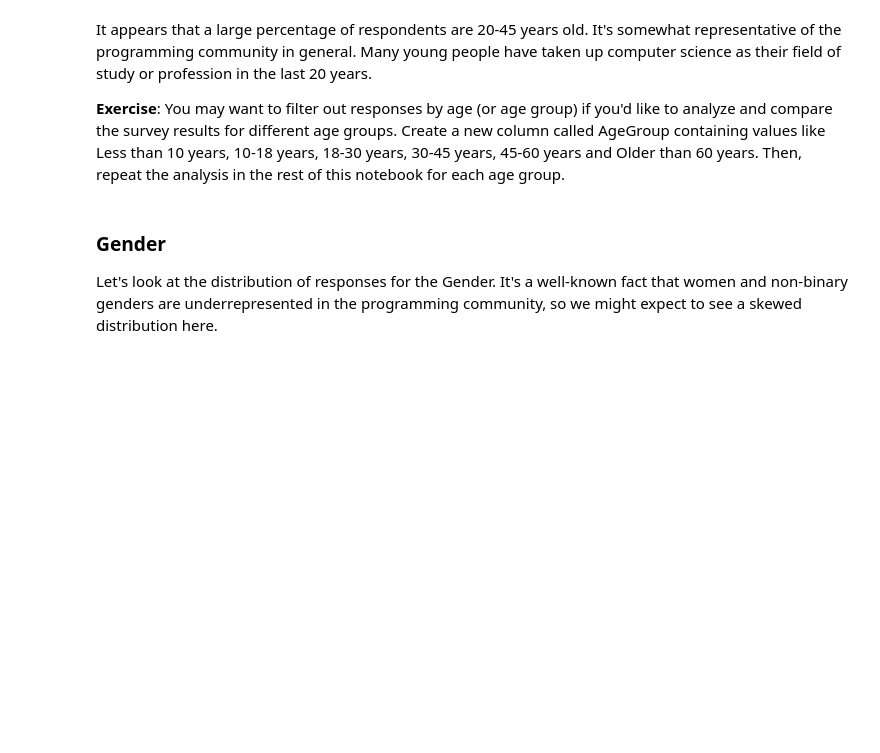
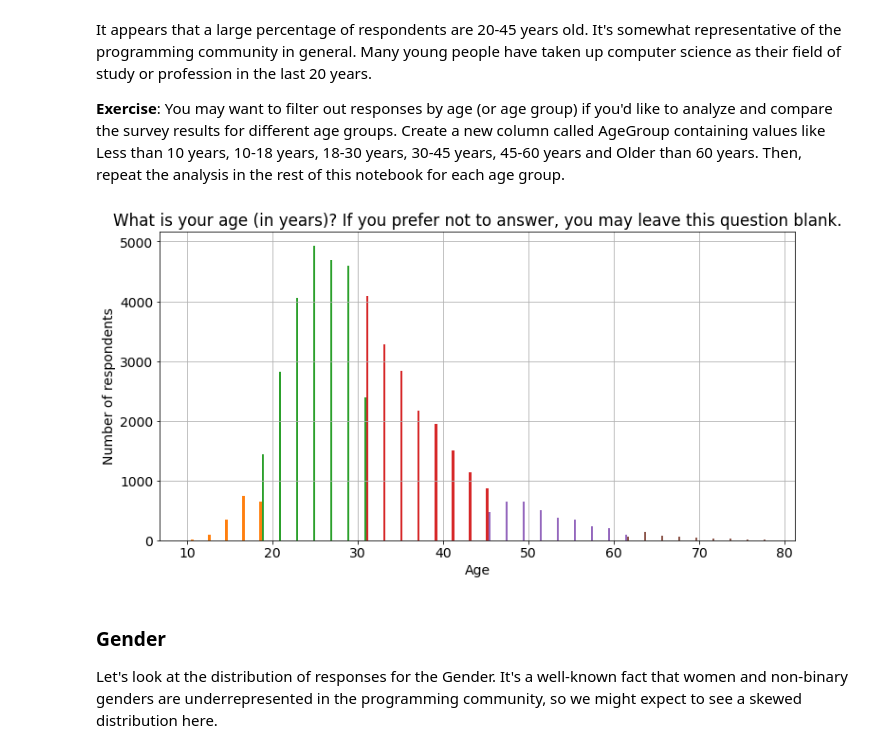
Before and after one commit to MuhammadYusron1/BigData-n-Analytics, a Jupyter notebook: stackoverflow-survey-analysis/so_dev_survey2020_analysis.ipynb, the cells around one changed output. Drawn from its saved outputs; the diff is of its cells as text; code cells hidden in the pictures; blank space fills up the shorter version.

Commit message:
Finished AgeGroup exercise

```diff
--- a/stackoverflow-survey-analysis/so_dev_survey2020_analysis.ipynb
+++ b/stackoverflow-survey-analysis/so_dev_survey2020_analysis.ipynb
@@ -228,6 +248,26 @@ plt.hist(survey_df.Age, bins=np.arange(10,80,5), color='purple');
 It appears that a large percentage of respondents are 20-45 years old. It's somewhat representative of the programming community in general. Many young people have taken up computer science as their field of study or profession in the last 20 years.
 
 **Exercise**: You may want to filter out responses by age (or age group) if you'd like to analyze and compare the survey results for different age groups. Create a new column called AgeGroup containing values like Less than 10 years, 10-18 years, 18-30 years, 30-45 years, 45-60 years and Older than 60 years. Then, repeat the analysis in the rest of this notebook for each age group.
+# %%
+# Separate into the different age group
+AgeGroup1 = survey_df[survey_df["Age"]<10]["Age"]
+AgeGroup2 = survey_df[(survey_df["Age"]>=10) & (survey_df["Age"]<=18)]["Age"]
+AgeGroup3 = survey_df[(survey_df["Age"]>=18) & (survey_df["Age"]<=30)]["Age"]
+AgeGroup4 = survey_df[(survey_df["Age"]>=30) & (survey_df["Age"]<=45)]["Age"]
+AgeGroup5 = survey_df[(survey_df["Age"]>=45) & (survey_df["Age"]<=60)]["Age"]
+AgeGroup6 = survey_df[survey_df["Age"]>60]["Age"]
+# print(AgeGroup4)
+AgeGroupAll = [AgeGroup1, AgeGroup2, AgeGroup3, AgeGroup4, AgeGroup5, AgeGroup6]
+
+plt.figure(figsize=(12, 6))
+plt.title(schema.Age)
+plt.xlabel('Age')
+plt.ylabel('Number of respondents')
+plt.grid(True)
+
+plt.hist(AgeGroupAll, bins=np.arange(10,80,2));
+# %% [output]
+[figure, added]
 # %% [markdown]
 ### Gender
 Let's look at the distribution of responses for the Gender. It's a well-known fact that women and non-binary genders are underrepresented in the programming community, so we might expect to see a skewed distribution here.
```
Also changed, not shown: parts of 2 cells of this notebook.
